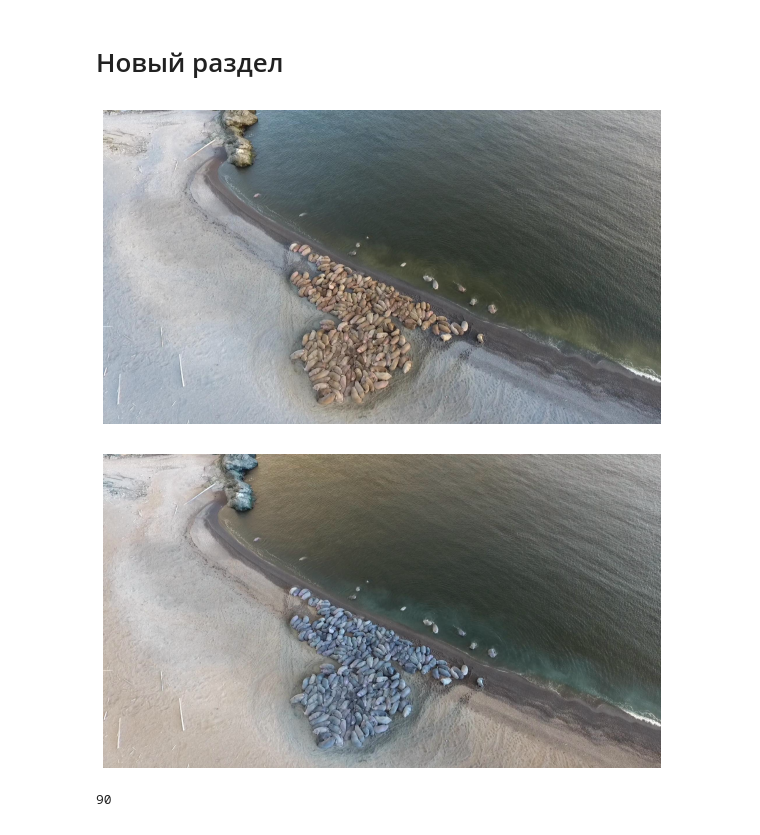
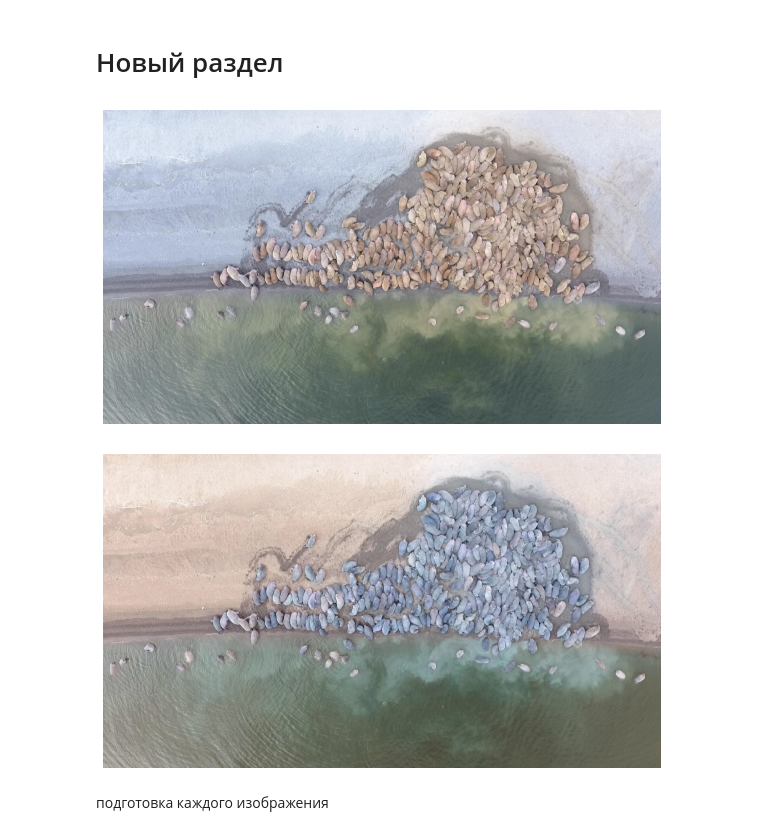
Before and after one commit to sampleeer/POW-Digital_breakthrough_2022, a Jupyter notebook: mark_funk.ipynb, the cells around one changed output. Cells and saved outputs as stored; diff of their text form; code cells hidden in the pictures.

```diff
--- a/mark_funk.ipynb
+++ b/mark_funk.ipynb
@@ -16,14 +16,14 @@ import cvlib as cv
 from cvlib.object_detection import draw_bbox
 from numpy.lib.polynomial import poly
 # %%
-img = cv2.imread('98.jpg')
+img = cv2.imread('20.jpg')
 img1 = cv2.cvtColor(img, cv2.COLOR_BGR2RGB)
 plt.figure(figsize=(10,10))
 plt.axis("off")
 plt.imshow(img1)
 plt.show()
 # %% [output]
-[figure, old version]
+[figure, new version]
 # %%
 box, label, count = cv.detect_common_objects(img)
 output = draw_bbox(img1, box, label, count)
@@ -34,8 +34,6 @@ plt.axis("off")
 plt.imshow(output)
 plt.show()
 # %% [output]
-[figure, old version]
+[figure, new version]
-# %%
-print(len(label))
-# %% [output]
-90
+# %% [markdown]
+подготовка каждого изображения
```
Also changed, not shown: parts of 1 cell of this notebook.
